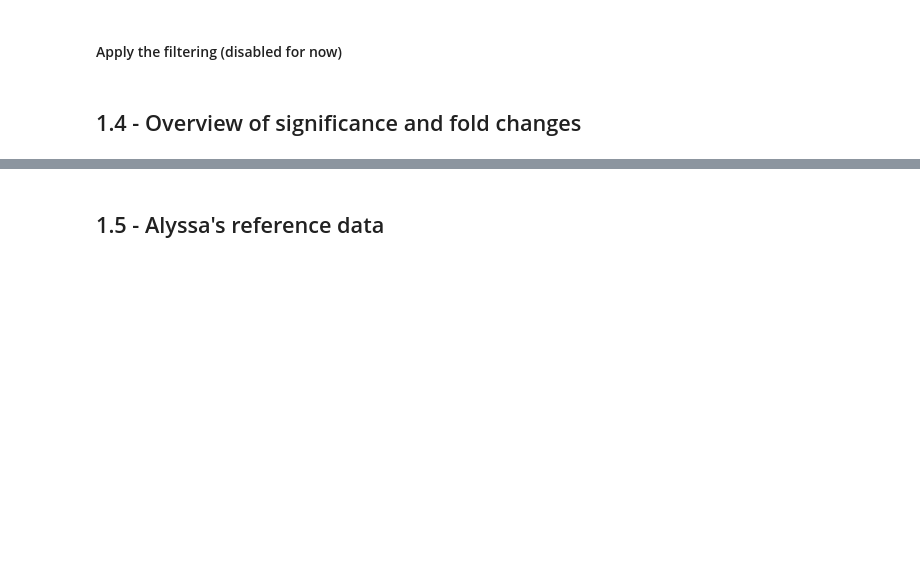
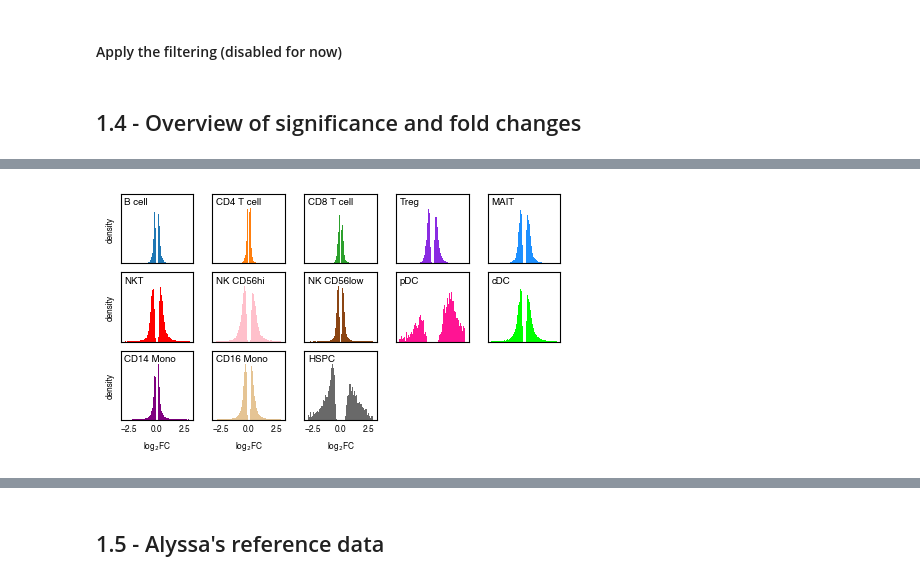
Before and after one commit to theislab/HumanCytokineDict, a Jupyter notebook: code_lukas/cytokine_analysis_LO.ipynb, the cells around one changed output, grey strips where cells are left out. Cells and saved outputs as stored; diff of their text form; code cells hidden in the pictures; blank space fills up the shorter version.

```diff
--- a/code_lukas/cytokine_analysis_LO.ipynb
+++ b/code_lukas/cytokine_analysis_LO.ipynb
@@ -48,11 +51,11 @@ plot_folder = os.path.join(base_plot_folder, "1_data_loading")
 os.makedirs(plot_folder, exist_ok=True)
 # %%
 # info on cytokines
-cytokine_info = pd.read_excel("../annotations/20250125_cytokine_info_with_functional_classification_LV.xlsx", index_col=0, sheet_name="all_cytokines")
+cytokine_info = pd.read_excel("../annotations/20250405_cytokine_info_with_functional_classification_LO.xlsx", index_col=0, sheet_name="all_cytokines")
 cytokine_info["single_gene"] = cytokine_info["gene"].str.split(",").str[0]
 
 cytokine_info_parse = cytokine_info[cytokine_info["parse_cytokine"]]
-cytokine_info_order = pd.read_excel("../annotations/20250125_cytokine_info_with_functional_classification_LV.xlsx", index_col=0, sheet_name="suggested_order")
+cytokine_info_order = pd.read_excel("../annotations/20250405_cytokine_info_with_functional_classification_LO.xlsx", index_col=0, sheet_name="suggested_order")
 
 CYTOKINE_ORDER = list(cytokine_info_order["name"])
 CYTOKINE_ORDER_WITH_PBS = ["PBS"] + CYTOKINE_ORDER
@@ -198,3 +209,5 @@ edger_results["cell_type"] = edger_results["cell_type"].map(relevant_cell_type_c
+# %%
+questionable_genes = set(pd.read_csv(os.path.join(output_tables_folder, "questionable_genes.csv"))['gene'])
 # %%
 def create_edger_val_df(result_df, val_type):
     """
@@ -255,10 +277,10 @@ if not os.path.exists(os.path.join(output_tables_folder, "2_edger_df_log2FoldCha
 # %%
-# # ribosomal genes were taken from https://www.genenames.org/data/genegroup/#!/group/1054
-# with open("ribosomal_genes.json", "r") as f:
-#     ribosomal_gene_info = json.load(f)
+# ribosomal genes were taken from https://www.genenames.org/data/genegroup/#!/group/1054
+with open("../annotations/ribosomal_genes.json", "r") as f:
+    ribosomal_gene_info = json.load(f)
 
-# ribosomal_gene_info = pd.DataFrame(ribosomal_gene_info)
-# ribosomal_genes = ribosomal_gene_info["approvedSymbol"].unique()
+ribosomal_gene_info = pd.DataFrame(ribosomal_gene_info)
+ribosomal_genes = ribosomal_gene_info["approvedSymbol"].unique()
 
-# protein_coding_genes = [gene for gene in protein_coding_genes if not gene in ribosomal_genes]
-# len(protein_coding_genes)
+protein_coding_genes = [gene for gene in protein_coding_genes if not gene in ribosomal_genes]
+len(protein_coding_genes)
@@ -311,3 +337,50 @@ for format in ["png", "svg"]:
+# %%
+edger_df_log2FoldChange_filtered = edger_df_log2FoldChange[edger_df_padj < 0.05]
+
+# Create subplots for each cell type
+fig, axes = plt.subplots(3, 5, figsize=cm_to_inches((12, 7)))
+fig.tight_layout(pad=2.0)
+
+axes = axes.flatten()
+for i, cell_type in enumerate(ALL_CELL_TYPES):
+    # Filter data for this cell type
+    cell_type_data = edger_df_log2FoldChange_filtered.xs(cell_type, level=0, axis=1)
+
+    # Calculate positive and negative values for this cell type
+    positive_values_cell = (cell_type_data > 0.5).sum(axis=0)
+    negative_values_cell = (cell_type_data < -0.5).sum(axis=0)
+
+    # Calculate totals
+    total_positive_cell = np.sum(positive_values_cell)
+    total_negative_cell = np.sum(negative_values_cell)
+
+    # Plot histogram
+    n, bins, patches = axes[i].hist(cell_type_data.values.flatten(), bins=np.arange(-3, 3, 0.05), density=True, color=CELL_TYPE_COLORS[cell_type])
+
+    # Add labels
+    axes[i].set_xlabel(f"log$_{2}$FC")
+    axes[i].set_ylabel("density")
+    axes[i].set_ylim(0, max(n) * 1.25)
+    # Add title in the upper left corner
+    axes[i].text(0.05, 0.95, f"{cell_type}", transform=axes[i].transAxes,
+                 va='top', ha='left', fontsize=7)
+    axes[i].label_outer()
+
+    # Set tick length to 0 for inner plots
+    axes[i].tick_params(length=0)
+
+    # Remove y ticks
+    axes[i].set_yticks([])
+
+# Delete unused plots
+for i in range(len(ALL_CELL_TYPES), len(axes)):
+    fig.delaxes(axes[i])
+
+plt.tight_layout()
+for format in ["png", "svg"]:
+    plt.savefig(os.path.join(plot_folder, f"1.4_edger_df_log2FoldChange_filtered_distribution_by_cell_type.{format}"), bbox_inches="tight", dpi=300)
+# %% [output]
+[figure, added]
 # %%
 positive_values = positive_values[total_values > 10]
 negative_values = negative_values[total_values > 10]
```
Also changed, not shown: parts of 228 cells of this notebook, 12 other files.
